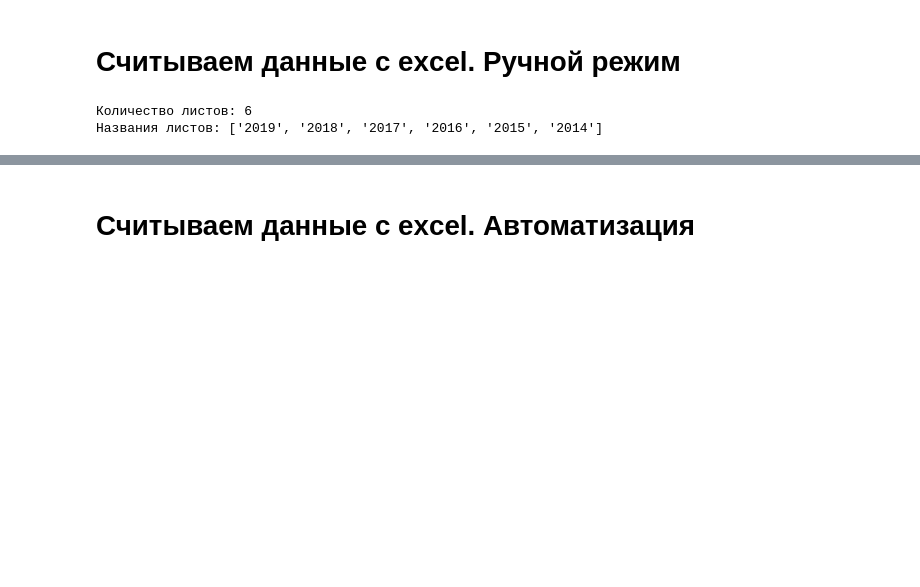
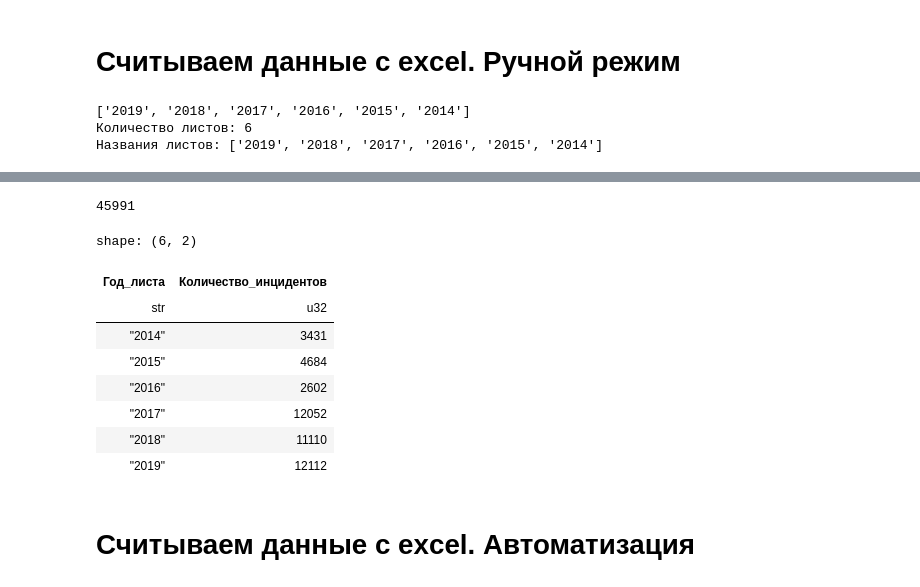
Before and after one commit to K0TOFEY/Data_Engineering, a Jupyter notebook: Seminar 2/Lesson_2_use_excel.ipynb, the cells around one changed output, grey strips where cells are left out. Drawn from its saved outputs; the diff is of its cells as text; code cells hidden in the pictures; blank space fills up the shorter version.

```diff
--- a/Seminar 2/Lesson_2_use_excel.ipynb
+++ b/Seminar 2/Lesson_2_use_excel.ipynb
@@ -5,7 +5,7 @@ import time
 # %% [markdown]
 # Считываем данные с excel. Ручной режим
 # %%
-FILE_PATH = "лекция 1/ШЧ_2_corr.xlsx"
+FILE_PATH = "ШЧ_2_corr.xlsx"
 
 # 1. Определение количества листов
 xls = pd.ExcelFile(FILE_PATH, engine="openpyxl")
@@ -14,6 +14,7 @@ n_sheets = len(sheet_names)
 print(f"Количество листов: {n_sheets}")
 print(f"Названия листов: {sheet_names}")
 # %% [output]
+['2019', '2018', '2017', '2016', '2015', '2014']
 Количество листов: 6
 Названия листов: ['2019', '2018', '2017', '2016', '2015', '2014']
 # %%
@@ -60,6 +61,25 @@ shape: (1, 13)
 # %%
 # ЗАДАНИЕ № 1. Посчитайте количество инцидентов по годам, а так же общее количество инцидентов за весь период наблюдения.
 # Придумайте, как сделать проверку правильности реализации кода
+incidents = (
+    result
+    .group_by("Год_листа")
+    .agg(pl.len().alias("Количество_инцидентов"))
+    .sort("Год_листа")
+)
+print(sum(incidents['Количество_инцидентов']))
+incidents
+# %% [output]
+45991
+shape: (6, 2)
+| Год_листа | Количество_инцидентов |
+| str | u32 |
+| "2014" | 3431 |
+| "2015" | 4684 |
+| "2016" | 2602 |
+| "2017" | 12052 |
+| "2018" | 11110 |
+| "2019" | 12112 |
 # %% [markdown]
 # Считываем данные с excel. Автоматизация
 # %%
```
Also changed, not shown: parts of 5 cells of this notebook, 5 other files.
